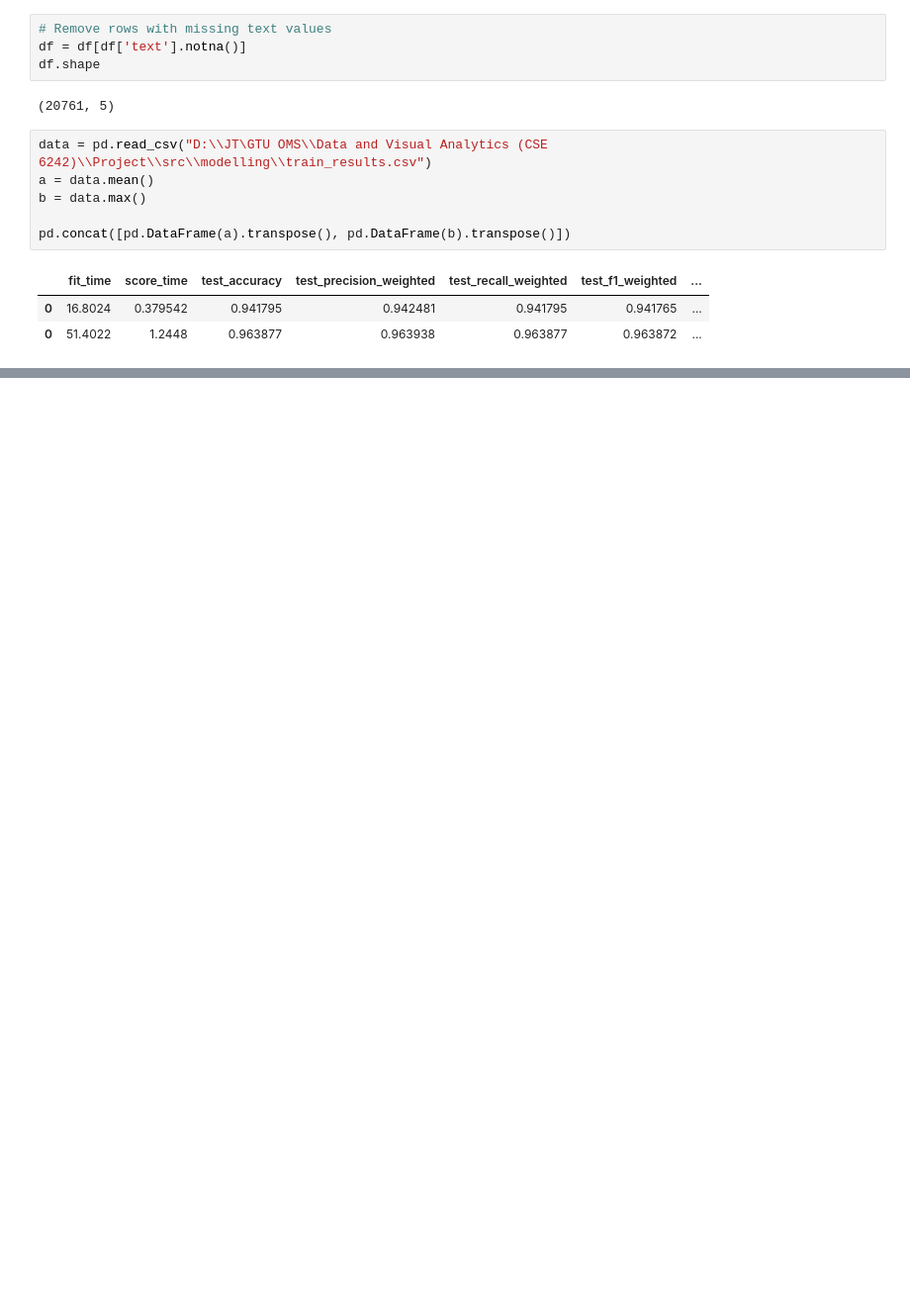
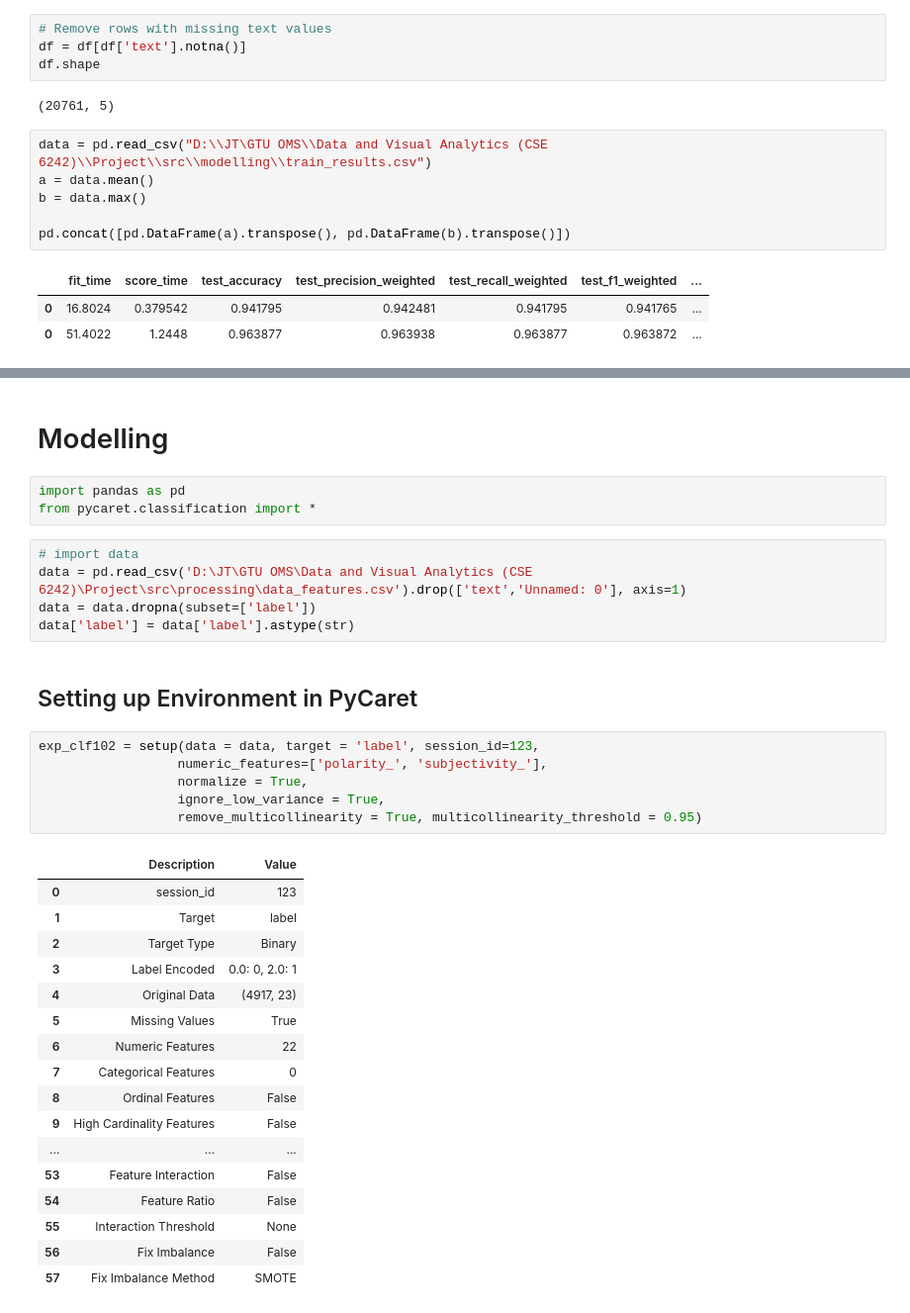
Before and after one commit to JosephTheuri/FakeNewsDetection, a Jupyter notebook: notebook/clean.ipynb, the cells around one changed output, grey strips where cells are left out. Shown: that part at 99% size. Drawn from its saved outputs; the diff is of its cells as text; blank space fills up the shorter version.

```diff
--- a/notebook/clean.ipynb
+++ b/notebook/clean.ipynb
@@ -60,0 +125,36 @@ dtype: float64
+# %% [markdown]
+# Modelling
+# %%
+import pandas as pd
+from pycaret.classification import *
+# %%
+# import data
+data = pd.read_csv('D:\JT\GTU OMS\Data and Visual Analytics (CSE 6242)\Project\src\processing\data_features.csv').drop(['text','Unnamed: 0'], axis=1)
+data = data.dropna(subset=['label'])
+data['label'] = data['label'].astype(str)
+# %% [markdown]
+## Setting up Environment in PyCaret
+# %%
+exp_clf102 = setup(data = data, target = 'label', session_id=123,
+                  numeric_features=['polarity_', 'subjectivity_'],
+                  normalize = True,
+                  ignore_low_variance = True,
+                  remove_multicollinearity = True, multicollinearity_threshold = 0.95)
+# %% [output]
+|  | Description | Value |
+| 0 | session_id | 123 |
+| 1 | Target | label |
+| 2 | Target Type | Binary |
+| 3 | Label Encoded | 0.0: 0, 2.0: 1 |
+| 4 | Original Data | (4917, 23) |
+| 5 | Missing Values | True |
+| 6 | Numeric Features | 22 |
+| 7 | Categorical Features | 0 |
+| 8 | Ordinal Features | False |
+| 9 | High Cardinality Features | False |
+| ... | ... | ... |
+| 53 | Feature Interaction | False |
+| 54 | Feature Ratio | False |
+| 55 | Interaction Threshold | None |
+| 56 | Fix Imbalance | False |
+| 57 | Fix Imbalance Method | SMOTE |
```
Also changed, not shown: parts of 24 cells of this notebook, 30 other files.
